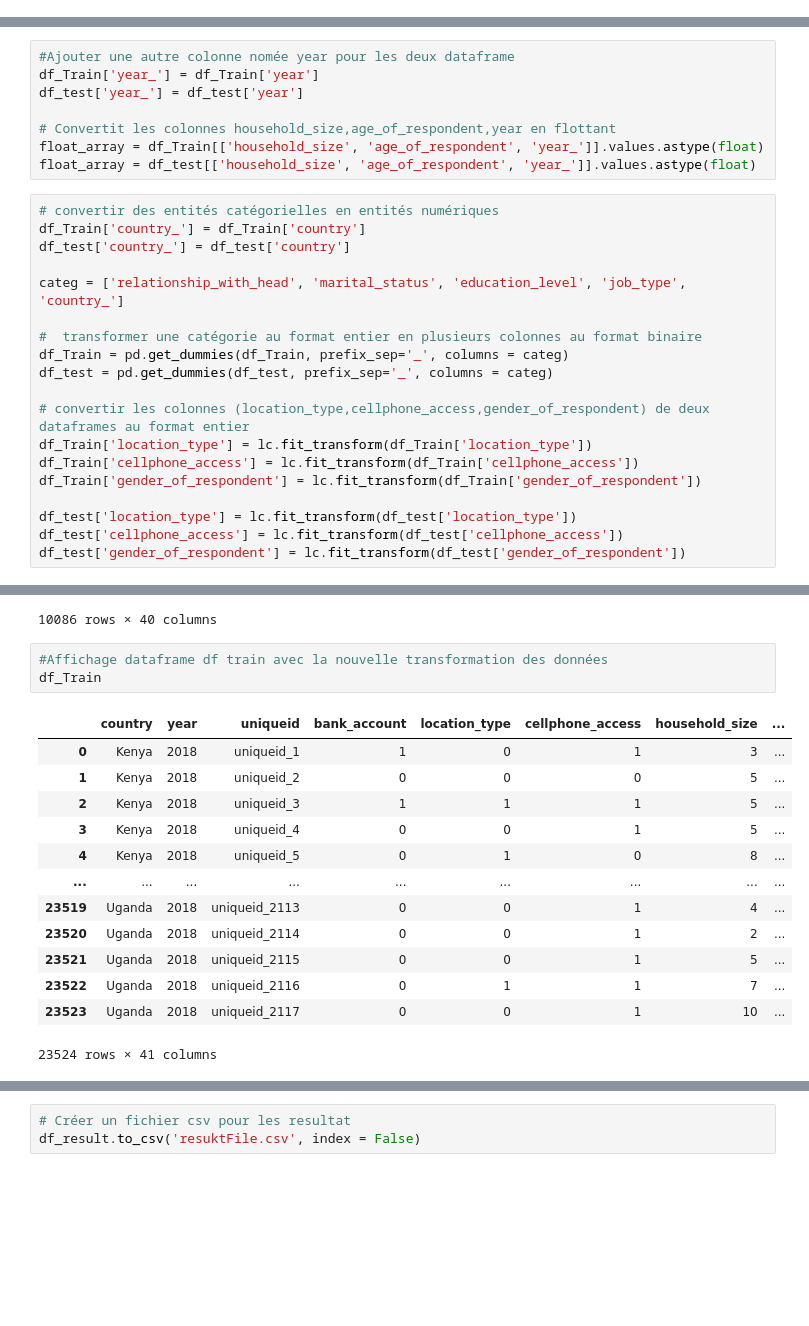
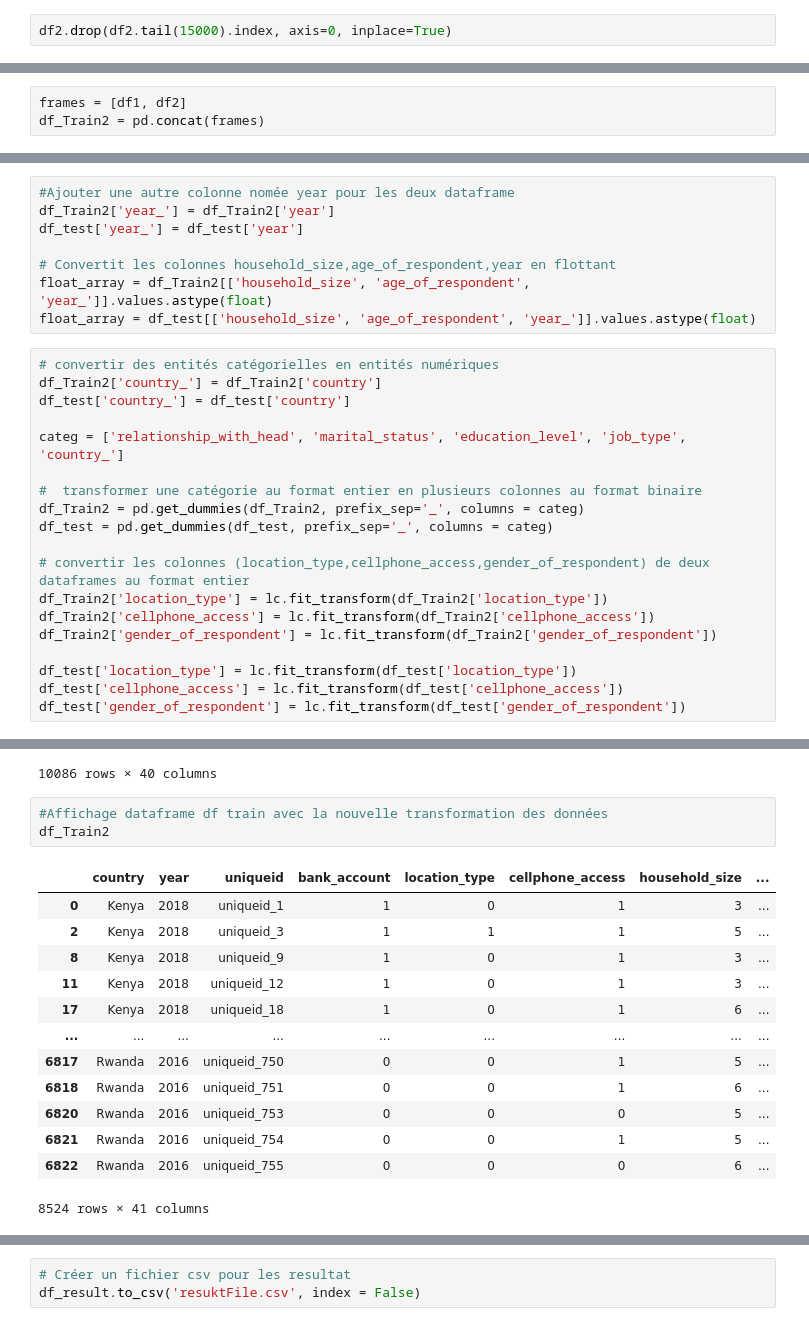
Before and after one commit to montassar668/financial-inclusion-in-africa, a Jupyter notebook: montassar.ipynb, the cells around one changed output, grey strips where cells are left out. Saved outputs shown, nothing was run; the diff lists cells and outputs as text; blank space fills up the shorter version.

```diff
--- a/montassar.ipynb
+++ b/montassar.ipynb
@@ -185,0 +247,2 @@ df_Train
+# %%
+df2.drop(df2.tail(15000).index, axis=0, inplace=True)
@@ -185,0 +258,3 @@ df_Train
+# %%
+frames = [df1, df2]
+df_Train2 = pd.concat(frames)
@@ -186,26 +277,26 @@ df_Train
 # %%
 #Ajouter une autre colonne nomée year pour les deux dataframe
-df_Train['year_'] = df_Train['year']
+df_Train2['year_'] = df_Train2['year']
 df_test['year_'] = df_test['year']
 
 # Convertit les colonnes household_size,age_of_respondent,year en flottant
-float_array = df_Train[['household_size', 'age_of_respondent', 'year_']].values.astype(float)
+float_array = df_Train2[['household_size', 'age_of_respondent', 'year_']].values.astype(float)
 float_array = df_test[['household_size', 'age_of_respondent', 'year_']].values.astype(float)
 # %%
 # convertir des entités catégorielles en entités numériques
-df_Train['country_'] = df_Train['country']
+df_Train2['country_'] = df_Train2['country']
 df_test['country_'] = df_test['country']
 
 categ = ['relationship_with_head', 'marital_status', 'education_level', 'job_type', 'country_']
 
 #  transformer une catégorie au format entier en plusieurs colonnes au format binaire
-df_Train = pd.get_dummies(df_Train, prefix_sep='_', columns = categ)
+df_Train2 = pd.get_dummies(df_Train2, prefix_sep='_', columns = categ)
 df_test = pd.get_dummies(df_test, prefix_sep='_', columns = categ)
 
 # convertir les colonnes (location_type,cellphone_access,gender_of_respondent) de deux dataframes au format entier
-df_Train['location_type'] = lc.fit_transform(df_Train['location_type'])
-df_Train['cellphone_access'] = lc.fit_transform(df_Train['cellphone_access'])
-df_Train['gender_of_respondent'] = lc.fit_transform(df_Train['gender_of_respondent'])
+df_Train2['location_type'] = lc.fit_transform(df_Train2['location_type'])
+df_Train2['cellphone_access'] = lc.fit_transform(df_Train2['cellphone_access'])
+df_Train2['gender_of_respondent'] = lc.fit_transform(df_Train2['gender_of_respondent'])
 
 df_test['location_type'] = lc.fit_transform(df_test['location_type'])
 df_test['cellphone_access'] = lc.fit_transform(df_test['cellphone_access'])
@@ -229,21 +320,21 @@ df_test
 10086 rows × 40 columns
 # %%
 #Affichage dataframe df train avec la nouvelle transformation des données
-df_Train
+df_Train2
 # %% [output]
 |  | country | year | uniqueid | bank_account | location_type | cellphone_access | household_size | ... |
 | 0 | Kenya | 2018 | uniqueid_1 | 1 | 0 | 1 | 3 | ... |
-| 1 | Kenya | 2018 | uniqueid_2 | 0 | 0 | 0 | 5 | ... |
 | 2 | Kenya | 2018 | uniqueid_3 | 1 | 1 | 1 | 5 | ... |
-| 3 | Kenya | 2018 | uniqueid_4 | 0 | 0 | 1 | 5 | ... |
-| 4 | Kenya | 2018 | uniqueid_5 | 0 | 1 | 0 | 8 | ... |
+| 8 | Kenya | 2018 | uniqueid_9 | 1 | 0 | 1 | 3 | ... |
+| 11 | Kenya | 2018 | uniqueid_12 | 1 | 0 | 1 | 3 | ... |
+| 17 | Kenya | 2018 | uniqueid_18 | 1 | 0 | 1 | 6 | ... |
 | ... | ... | ... | ... | ... | ... | ... | ... | ... |
-| 23519 | Uganda | 2018 | uniqueid_2113 | 0 | 0 | 1 | 4 | ... |
-| 23520 | Uganda | 2018 | uniqueid_2114 | 0 | 0 | 1 | 2 | ... |
-| 23521 | Uganda | 2018 | uniqueid_2115 | 0 | 0 | 1 | 5 | ... |
-| 23522 | Uganda | 2018 | uniqueid_2116 | 0 | 1 | 1 | 7 | ... |
-| 23523 | Uganda | 2018 | uniqueid_2117 | 0 | 0 | 1 | 10 | ... |
+| 6817 | Rwanda | 2016 | uniqueid_750 | 0 | 0 | 1 | 5 | ... |
+| 6818 | Rwanda | 2016 | uniqueid_751 | 0 | 0 | 1 | 6 | ... |
+| 6820 | Rwanda | 2016 | uniqueid_753 | 0 | 0 | 0 | 5 | ... |
+| 6821 | Rwanda | 2016 | uniqueid_754 | 0 | 0 | 1 | 5 | ... |
+| 6822 | Rwanda | 2016 | uniqueid_755 | 0 | 0 | 0 | 6 | ... |
-23524 rows × 41 columns
+8524 rows × 41 columns
 # %%
 #Partitionner les données
 
```
Also changed, not shown: parts of 25 cells of this notebook.
